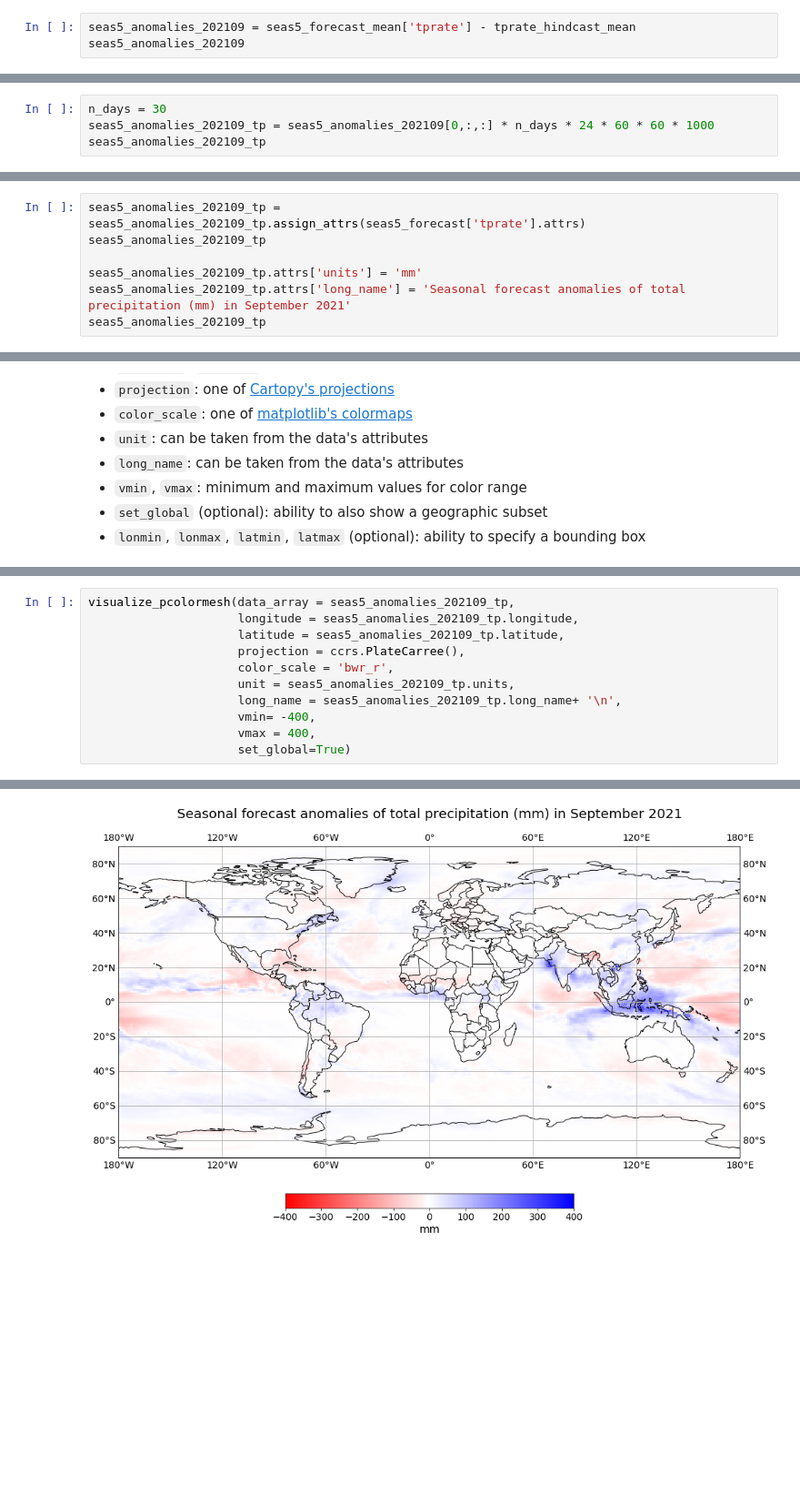
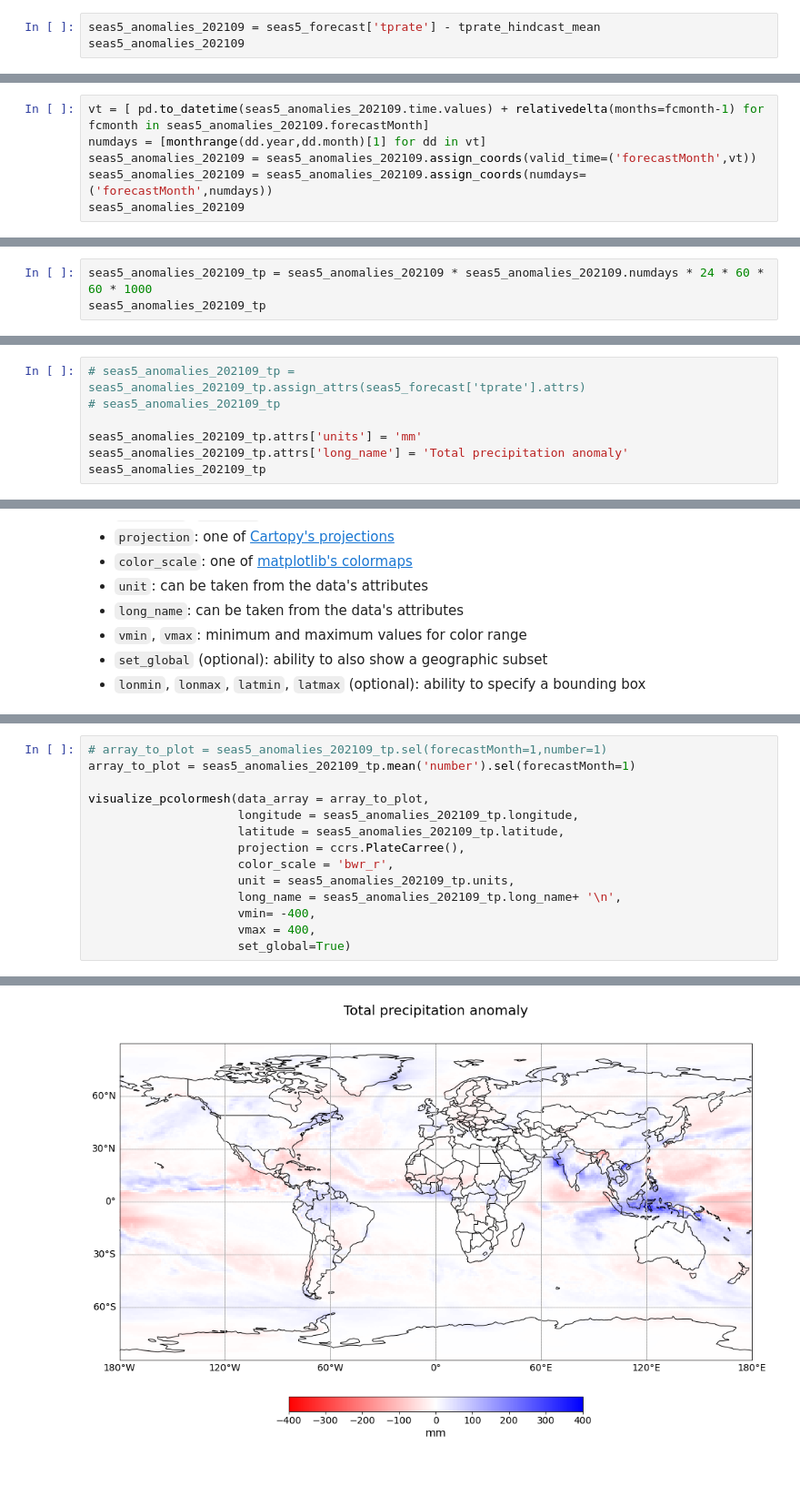
Before and after one commit to edupenabad/copernicus-training, a Jupyter notebook: 121_c3s_seasonal_forecasts_anomalies.ipynb, the cells around one changed output, grey strips where cells are left out. Shown: that part at 91% size. Saved outputs shown, nothing was run; the diff lists cells and outputs as text; blank space fills up the shorter version.

```diff
--- a/121_c3s_seasonal_forecasts_anomalies.ipynb
+++ b/121_c3s_seasonal_forecasts_anomalies.ipynb
@@ -292,6 +263,6 @@ Now, we can compute the seasonal forecast anomalies for September 2021. You can
 
 The resulting `xarray.DataArray` has the anomaly information for each of the leadtime months from September 2021 to February 2022 relative to the reference period September 1993 to 2016.
 # %%
-seas5_anomalies_202109 = seas5_forecast_mean['tprate'] - tprate_hindcast_mean
+seas5_anomalies_202109 = seas5_forecast['tprate'] - tprate_hindcast_mean
 seas5_anomalies_202109
 # %% [output]
@@ -343,0 +308,6 @@ Before visualizing the seasonal forecast anomalies, let us convert the precipita
+# %%
+vt = [ pd.to_datetime(seas5_anomalies_202109.time.values) + relativedelta(months=fcmonth-1) for fcmonth in seas5_anomalies_202109.forecastMonth]
+numdays = [monthrange(dd.year,dd.month)[1] for dd in vt]
+seas5_anomalies_202109 = seas5_anomalies_202109.assign_coords(valid_time=('forecastMonth',vt))
+seas5_anomalies_202109 = seas5_anomalies_202109.assign_coords(numdays=('forecastMonth',numdays))
+seas5_anomalies_202109
@@ -344,5 +332,4 @@ Before visualizing the seasonal forecast anomalies, let us convert the precipita
 # %%
-n_days = 30
-seas5_anomalies_202109_tp = seas5_anomalies_202109[0,:,:] * n_days * 24 * 60 * 60 * 1000
+seas5_anomalies_202109_tp = seas5_anomalies_202109 * seas5_anomalies_202109.numdays * 24 * 60 * 60 * 1000
 seas5_anomalies_202109_tp
 # %% [output]
@@ -373,8 +367,8 @@ As a last step, we can now reassign the attributes to the `xarray.DataArray` abo
 # %%
-seas5_anomalies_202109_tp = seas5_anomalies_202109_tp.assign_attrs(seas5_forecast['tprate'].attrs)
-seas5_anomalies_202109_tp
+# seas5_anomalies_202109_tp = seas5_anomalies_202109_tp.assign_attrs(seas5_forecast['tprate'].attrs)
+# seas5_anomalies_202109_tp
 
 seas5_anomalies_202109_tp.attrs['units'] = 'mm'
-seas5_anomalies_202109_tp.attrs['long_name'] = 'Seasonal forecast anomalies of total precipitation (mm) in September 2021'
+seas5_anomalies_202109_tp.attrs['long_name'] = 'Total precipitation anomaly'
 seas5_anomalies_202109_tp
 # %% [output]
@@ -410,5 +423,8 @@ The function takes the following keyword arguments:
 # %%
-visualize_pcolormesh(data_array = seas5_anomalies_202109_tp,
+# array_to_plot = seas5_anomalies_202109_tp.sel(forecastMonth=1,number=1)
+array_to_plot = seas5_anomalies_202109_tp.mean('number').sel(forecastMonth=1)
+
+visualize_pcolormesh(data_array = array_to_plot,
                      longitude = seas5_anomalies_202109_tp.longitude,
                      latitude = seas5_anomalies_202109_tp.latitude,
                      projection = ccrs.PlateCarree(),
@@ -424,4 +440,4 @@ visualize_pcolormesh(data_array = seas5_anomalies_202109_tp,
-[figure, old version]
+[figure, new version]
 # %% [markdown]
 <br>
 # %% [markdown]
```
Also changed, not shown: parts of 37 cells of this notebook.
